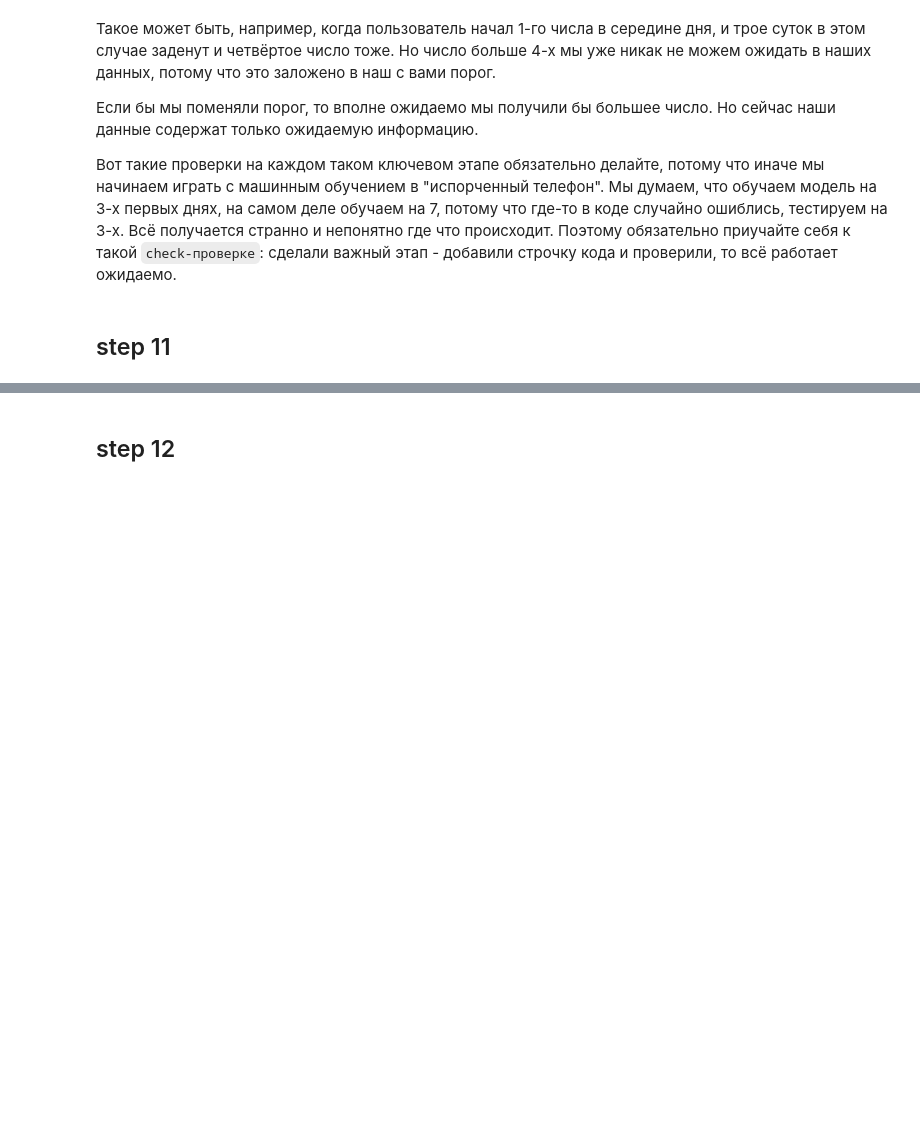
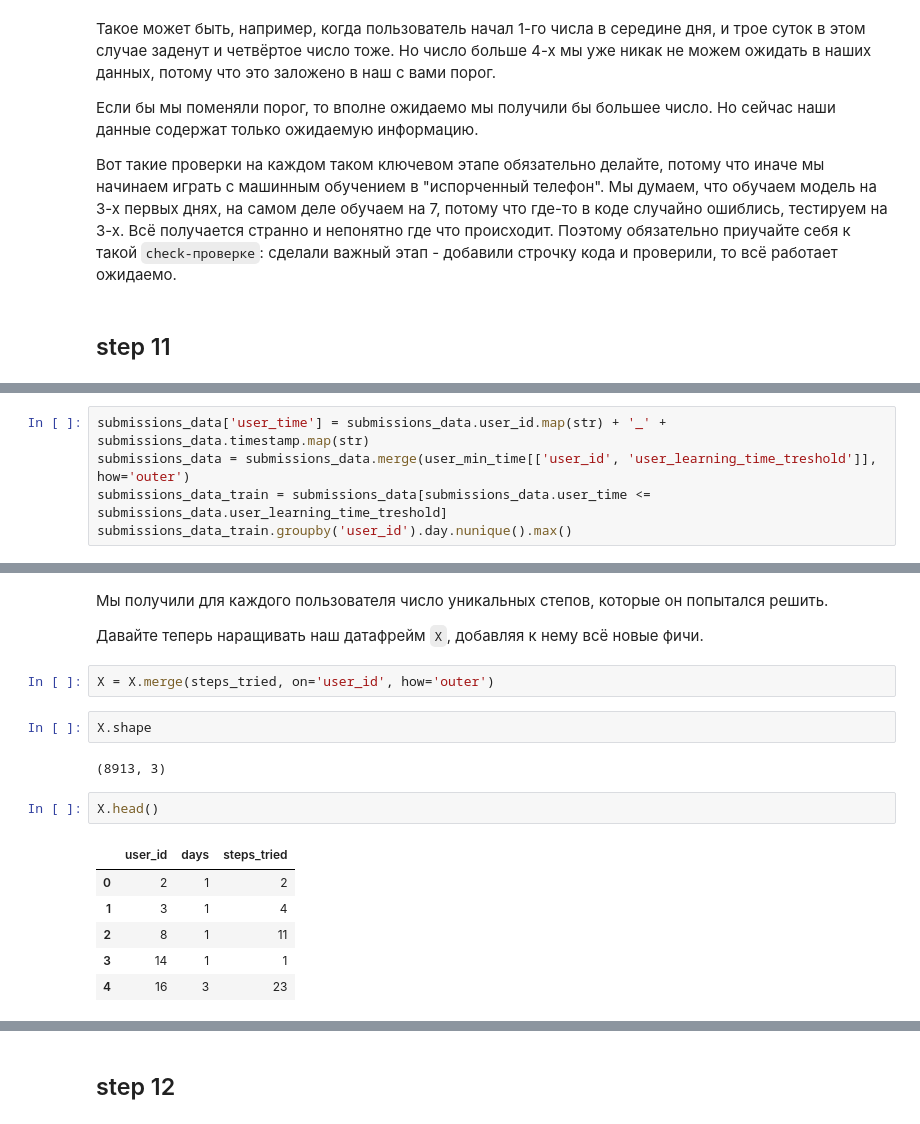
Before and after one commit to dgokondra/stepik_pandas_notebooks.github.io, a Jupyter notebook: 2.9.ipynb, the cells around one changed output, grey strips where cells are left out. Cells and saved outputs as stored; diff of their text form; blank space fills up the shorter version.

```diff
--- a/2.9.ipynb
+++ b/2.9.ipynb
@@ -401,0 +404,5 @@ events_data_train.groupby('user_id').day.nunique().max()
+# %%
+submissions_data['user_time'] = submissions_data.user_id.map(str) + '_' + submissions_data.timestamp.map(str)
+submissions_data = submissions_data.merge(user_min_time[['user_id', 'user_learning_time_treshold']], how='outer')
+submissions_data_train = submissions_data[submissions_data.user_time <= submissions_data.user_learning_time_treshold]
+submissions_data_train.groupby('user_id').day.nunique().max()
@@ -401,0 +451,19 @@ events_data_train.groupby('user_id').day.nunique().max()
+# %% [markdown]
+Мы получили для каждого пользователя число уникальных степов, которые он попытался решить.
+
+Давайте теперь наращивать наш датафрейм `X`, добавляя к нему всё новые фичи.
+# %%
+X = X.merge(steps_tried, on='user_id', how='outer')
+# %%
+X.shape
+# %% [output]
+(8913, 3)
+# %%
+X.head()
+# %% [output]
+|  | user_id | days | steps_tried |
+| 0 | 2 | 1 | 2 |
+| 1 | 3 | 1 | 4 |
+| 2 | 8 | 1 | 11 |
+| 3 | 14 | 1 | 1 |
+| 4 | 16 | 3 | 23 |
```
Also changed, not shown: parts of 16 cells of this notebook.
